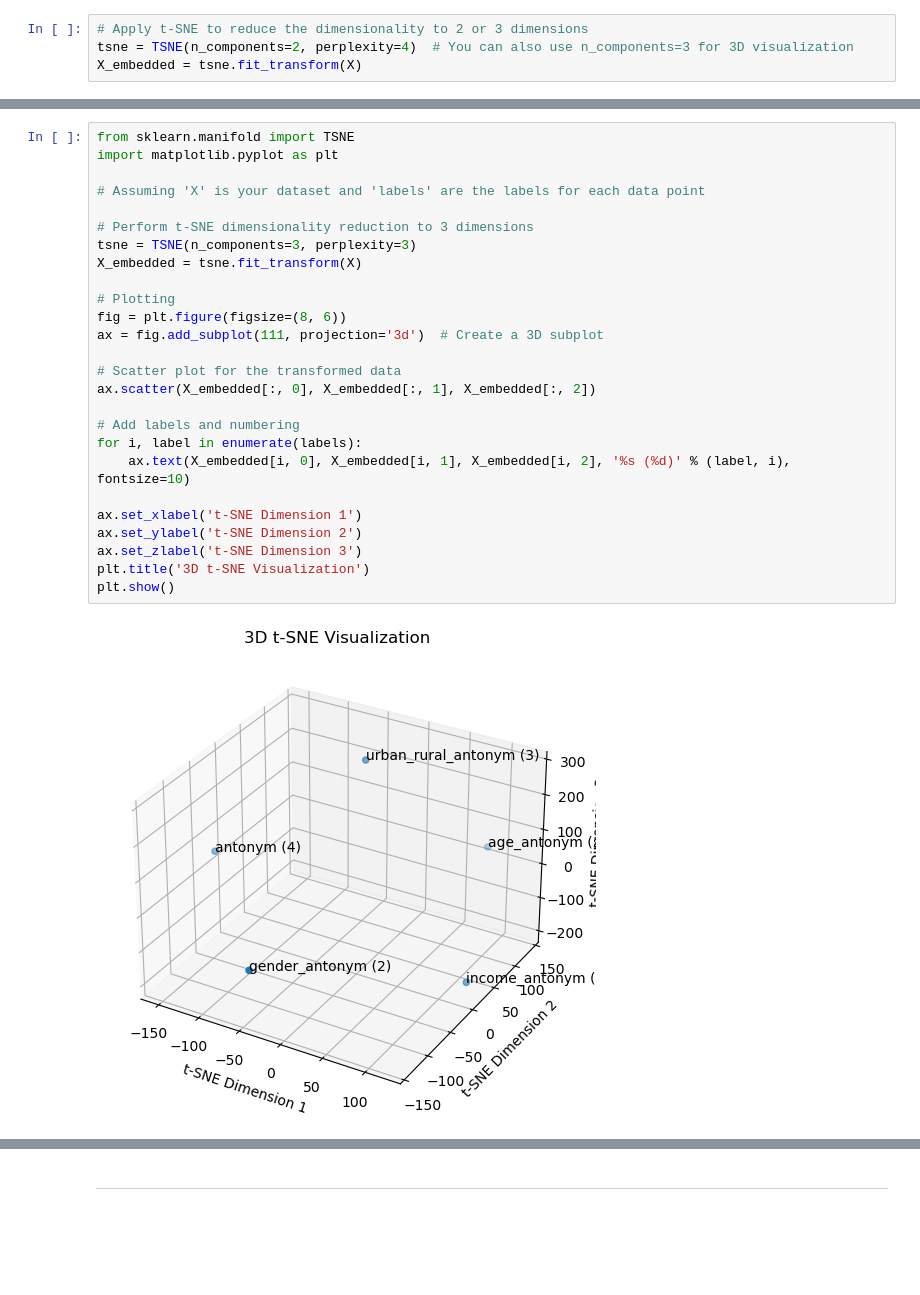
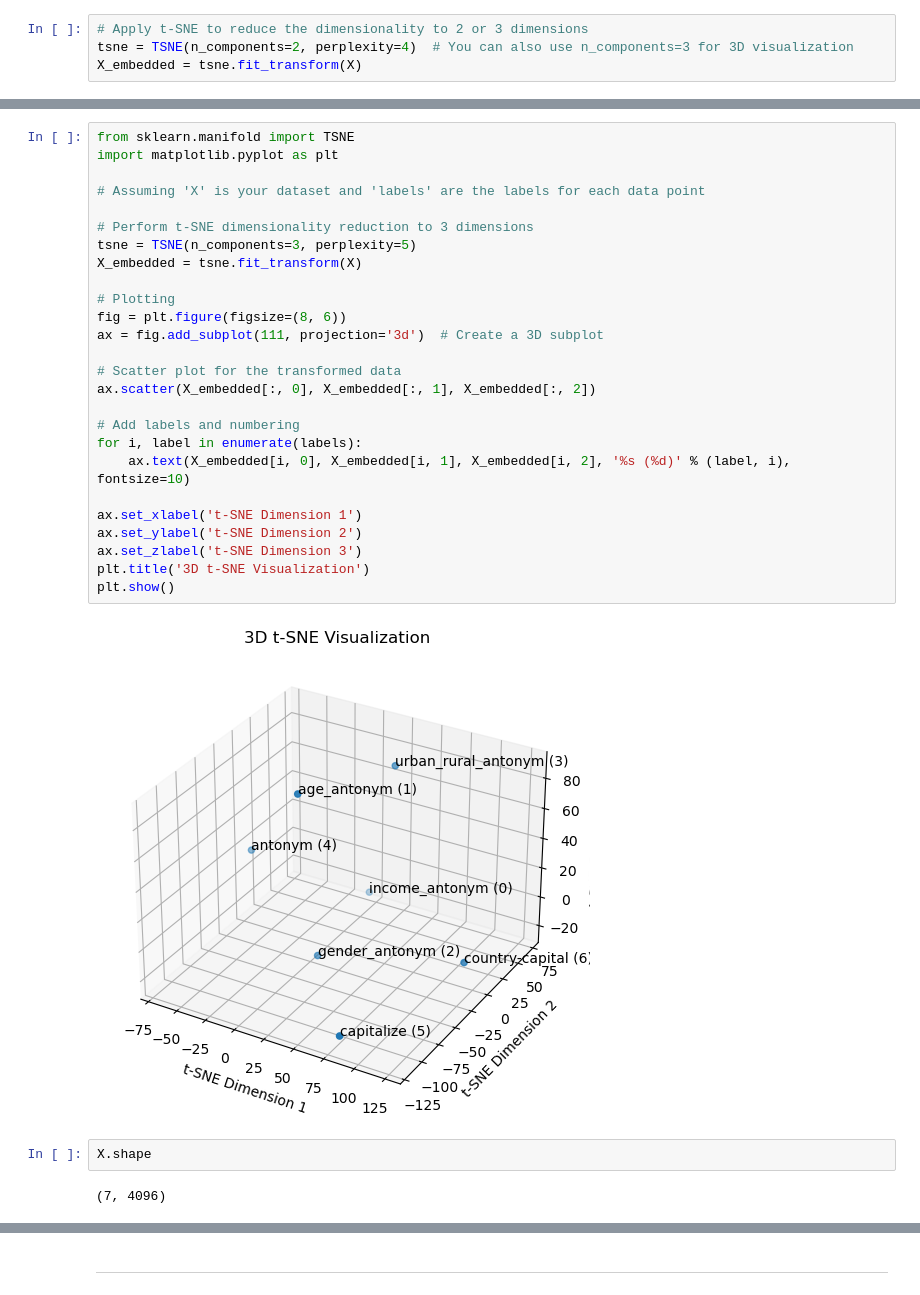
Before and after one commit to prasadshreyas/function_vectors, a Jupyter notebook: notebooks/02_visualize_fvs.ipynb, the cells around one changed output, grey strips where cells are left out. Saved outputs shown, nothing was run; the diff lists cells and outputs as text; blank space fills up the shorter version.

Commit message:
correction of plots

```diff
--- a/notebooks/02_visualize_fvs.ipynb
+++ b/notebooks/02_visualize_fvs.ipynb
@@ -85,31 +89,35 @@ plt.show()
 # %%
 from sklearn.manifold import TSNE
 import matplotlib.pyplot as plt
 
 # Assuming 'X' is your dataset and 'labels' are the labels for each data point
 
 # Perform t-SNE dimensionality reduction to 3 dimensions
-tsne = TSNE(n_components=3, perplexity=3)
+tsne = TSNE(n_components=3, perplexity=5)
 X_embedded = tsne.fit_transform(X)
 
 # Plotting
 fig = plt.figure(figsize=(8, 6))
 ax = fig.add_subplot(111, projection='3d')  # Create a 3D subplot
 
 # Scatter plot for the transformed data
 ax.scatter(X_embedded[:, 0], X_embedded[:, 1], X_embedded[:, 2])
 
 # Add labels and numbering
 for i, label in enumerate(labels):
     ax.text(X_embedded[i, 0], X_embedded[i, 1], X_embedded[i, 2], '%s (%d)' % (label, i), fontsize=10)
 
 ax.set_xlabel('t-SNE Dimension 1')
 ax.set_ylabel('t-SNE Dimension 2')
 ax.set_zlabel('t-SNE Dimension 3')
 plt.title('3D t-SNE Visualization')
 plt.show()
 # %% [output]
-[figure, old version]
+[figure, new version]
+# %%
+X.shape
+# %% [output]
+(7, 4096)
 # %%
 import faiss
 
```
Also changed, not shown: parts of 10 cells of this notebook, 2 other files.
